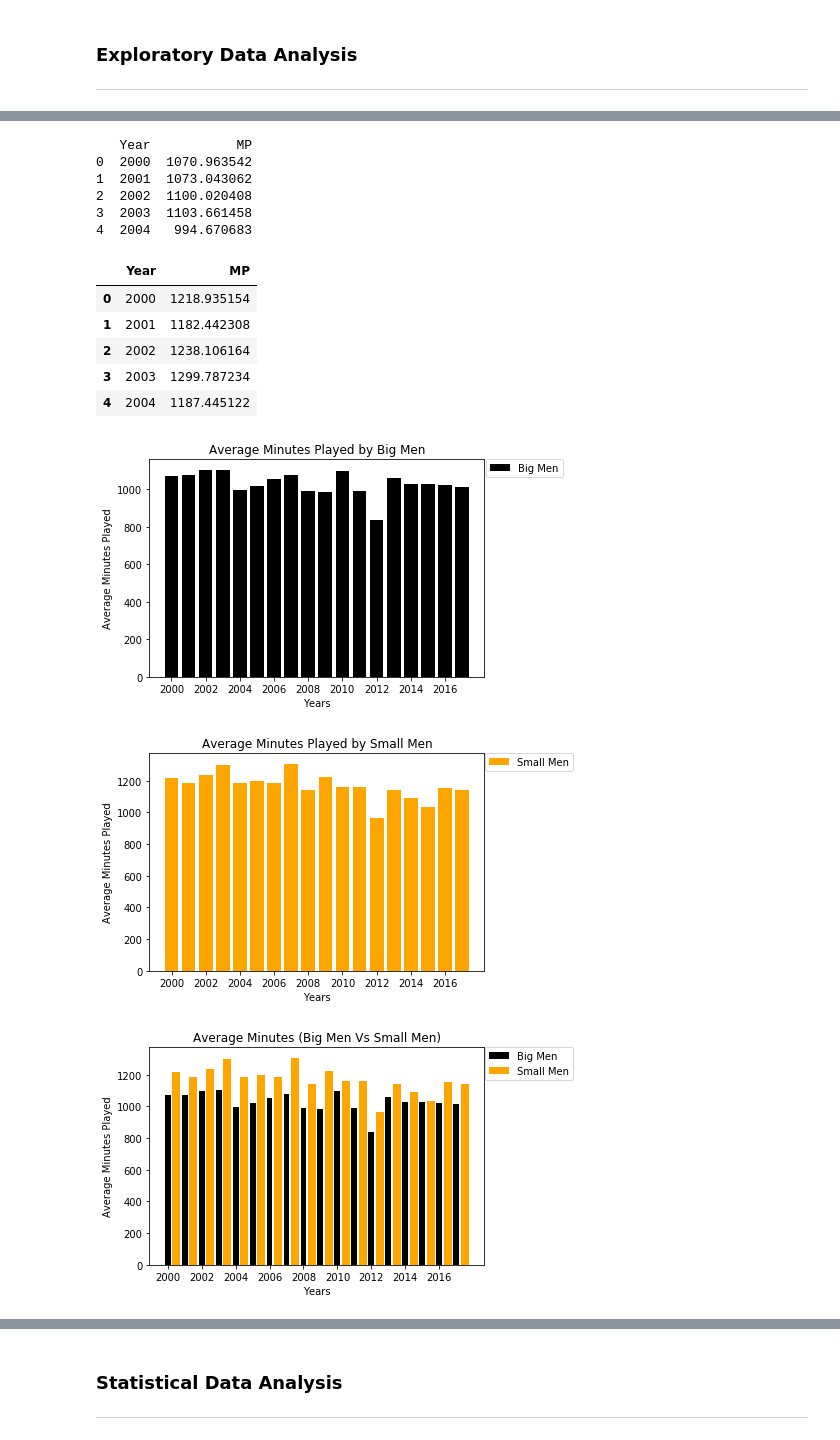
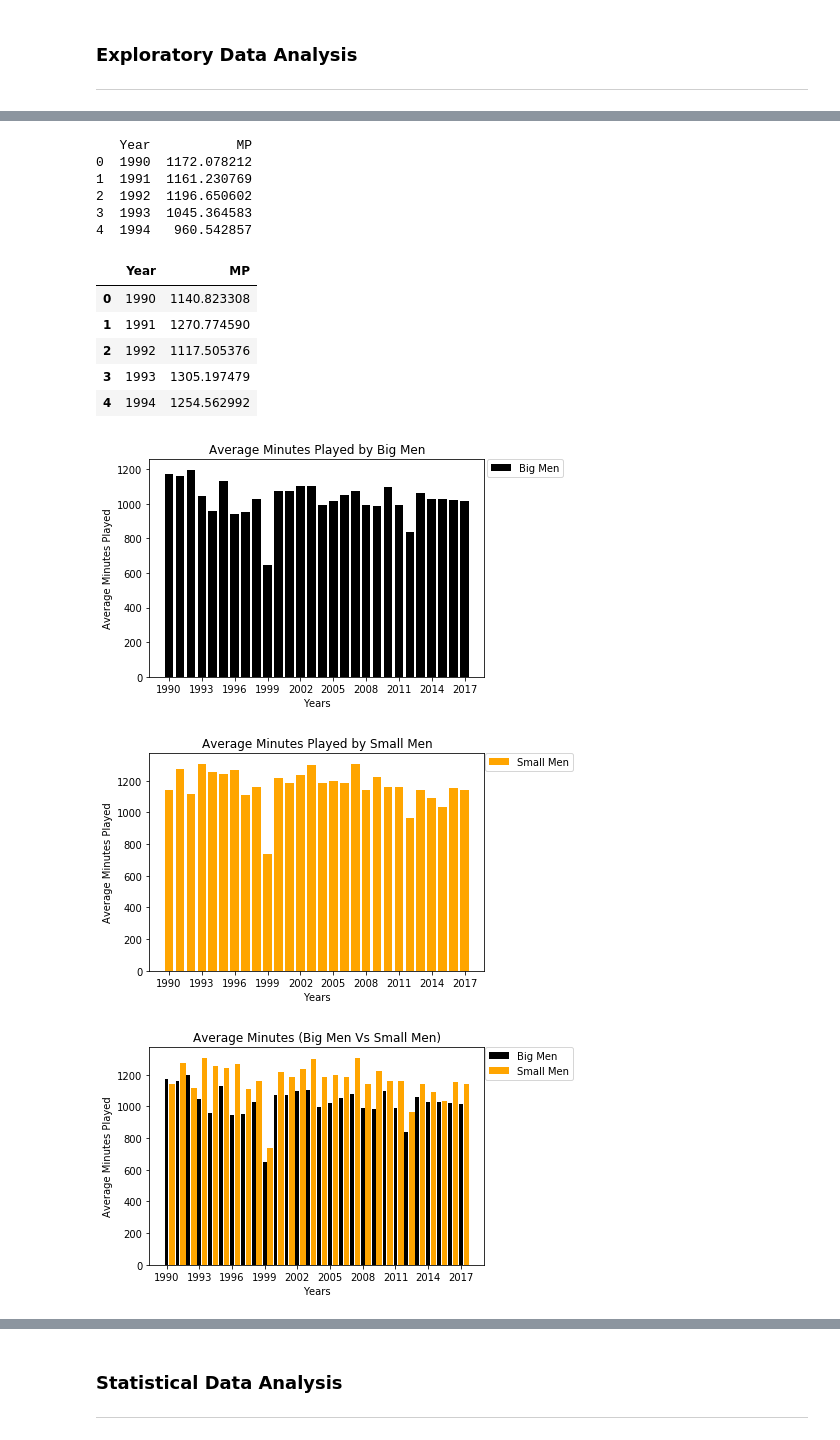
Before and after one commit to logan7734/Project1_repo, a Jupyter notebook: Project Code(Ovais).ipynb, the cells around one changed output, grey strips where cells are left out. Saved outputs shown, nothing was run; the diff lists cells and outputs as text; code cells hidden in the pictures.

Commit message:
Added Overview graphs.

```diff
--- a/Project Code(Ovais).ipynb
+++ b/Project Code(Ovais).ipynb
@@ -12,7 +12,7 @@ import matplotlib.pyplot as plt
 # %%
 #get Data files and turn into DataFrames
 
-nba_data_excel = "NBA_Data_2000.xlsx"
+nba_data_excel = "NBA+Data.xlsx"
 player_data_excel = "player_heightweight_data(cleanedinches).xlsm"
 
 nba_data_df = pd.read_excel(nba_data_excel)
@@ -186,17 +373,17 @@ avg_min_small = avg_min_small.reset_index()
 avg_min_small.head()
 # %% [output]
    Year           MP
-0  2000  1070.963542
-1  2001  1073.043062
-2  2002  1100.020408
-3  2003  1103.661458
-4  2004   994.670683
+0  1990  1172.078212
+1  1991  1161.230769
+2  1992  1196.650602
+3  1993  1045.364583
+4  1994   960.542857
 |  | Year | MP |
-| 0 | 2000 | 1218.935154 |
-| 1 | 2001 | 1182.442308 |
-| 2 | 2002 | 1238.106164 |
-| 3 | 2003 | 1299.787234 |
-| 4 | 2004 | 1187.445122 |
+| 0 | 1990 | 1140.823308 |
+| 1 | 1991 | 1270.774590 |
+| 2 | 1992 | 1117.505376 |
+| 3 | 1993 | 1305.197479 |
+| 4 | 1994 | 1254.562992 |
 # %%
 #Big Men Minutes
 
@@ -205,7 +392,7 @@ big_plot = plt.bar(avg_min_big["Year"], avg_min_big["MP"], color='Black')
 
 
 #Change values of xticks
-plt.xticks(np.arange(2000,2018,step=2))
+plt.xticks(np.arange(1990,2018,step=3))
 plt.legend([big_plot], ["Big Men"], loc='best', bbox_to_anchor = (1.25,1.025))
 
 #Set Axis Labels and Titles
@@ -216,7 +403,7 @@ plt.title("Average Minutes Played by Big Men")
 
 plt.show()
 # %% [output]
-[figure, old version]
+[figure, new version]
 # %%
 #Small Men Minutes
 
@@ -224,7 +411,7 @@ small_plot = plt.bar(avg_min_small["Year"], avg_min_small["MP"], color='Orange')
 
 
 #Change values of xticks
-plt.xticks(np.arange(2000,2018,step=2))
+plt.xticks(np.arange(1990,2018,step=3))
 plt.legend([small_plot], ["Small Men"], loc='outside', bbox_to_anchor = (1.28,1.025))
 
 #Set Axis Labels and Titles
@@ -234,22 +421,22 @@ plt.title("Average Minutes Played by Small Men")
 
 plt.show()
 # %% [output]
-[figure, old version]
+[figure, new version]
 # %%
 #all Together
 big_plot = plt.bar(avg_min_big["Year"], avg_min_big["MP"], color='Black',width = 0.35)
 small_plot = plt.bar(avg_min_small["Year"] + 0.5, avg_min_small["MP"], color='Orange',width = 0.5)
 
 
 
 #Change values of xticks
-plt.xticks(np.arange(2000,2018,step=2))
+plt.xticks(np.arange(1990,2018,step=3))
 plt.legend([big_plot,small_plot], ["Big Men","Small Men"], loc='outside', bbox_to_anchor = (1.28,1.025))
 
 plt.xlabel("Years")
 plt.ylabel("Average Minutes Played")
 plt.title("Average Minutes (Big Men Vs Small Men)")
 
 plt.show()
 # %% [output]
-[figure, old version]
+[figure, new version]
```
Also changed, not shown: parts of 20 cells of this notebook.
